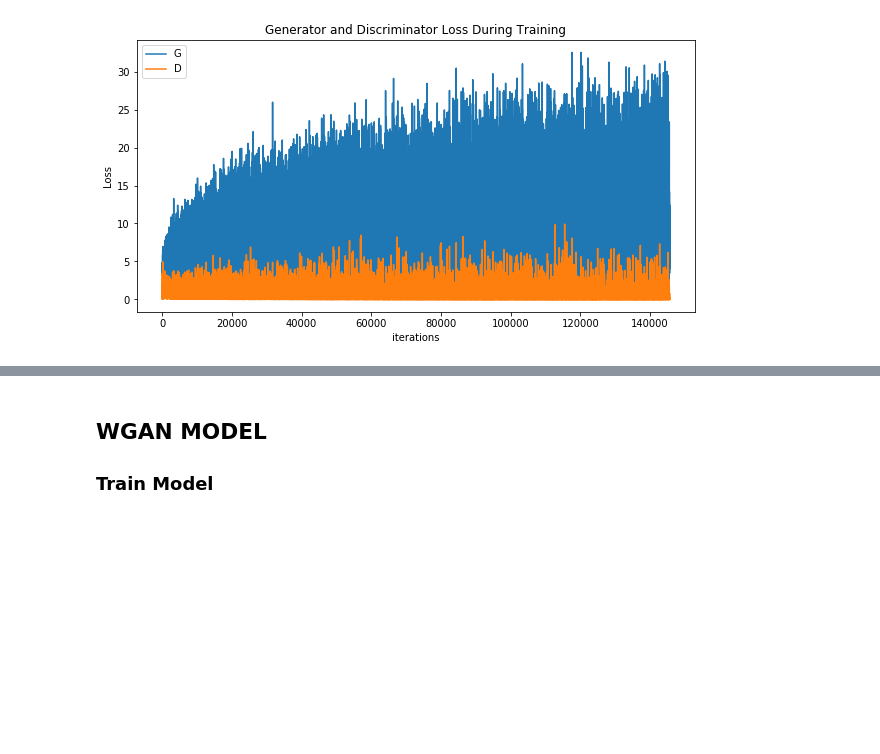
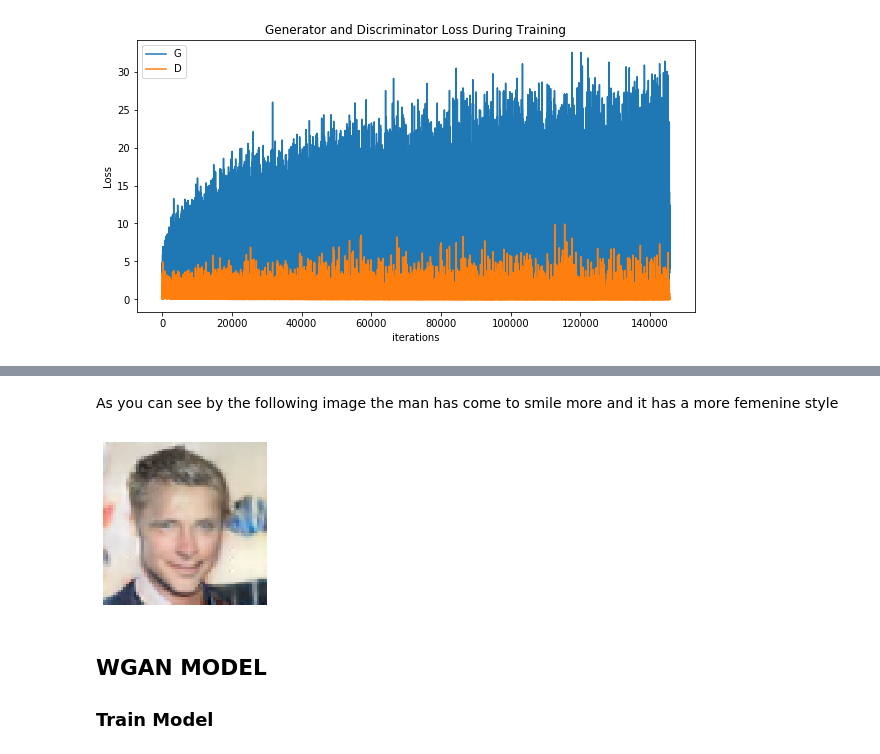
Before and after one commit to polmonroig/faceGAN, a Jupyter notebook: faceGAN.ipynb, the cells around one changed output, grey strips where cells are left out. Saved outputs shown, nothing was run; the diff lists cells and outputs as text; code cells hidden in the pictures; blank space fills up the shorter version.

```diff
--- a/faceGAN.ipynb
+++ b/faceGAN.ipynb
@@ -111,3 +149,13 @@ display_images(img)
+# %%
+man_smiling = man + (mean_smiling  - mean_neutral)
+# %%
+man_mod = model(man_smiling.view(-1, 100, 1, 1))
+# %% [markdown]
+As you can see by the following image the man has come to smile more and it has a more femenine style
+# %%
+display_images(man_mod, figsize=(3,3))
+# %% [output]
+[figure, added]
 # %% [markdown]
 ## WGAN MODEL
 ### Train Model
```
Also changed, not shown: parts of 7 cells of this notebook, 6 other files.
